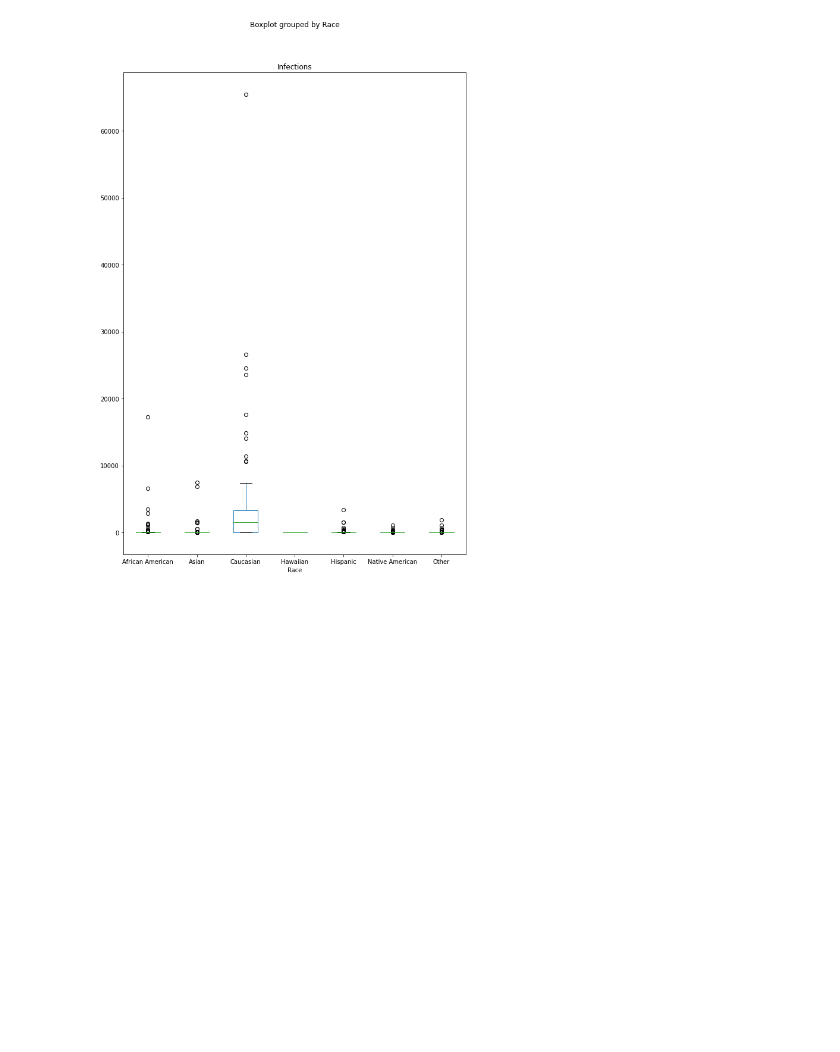
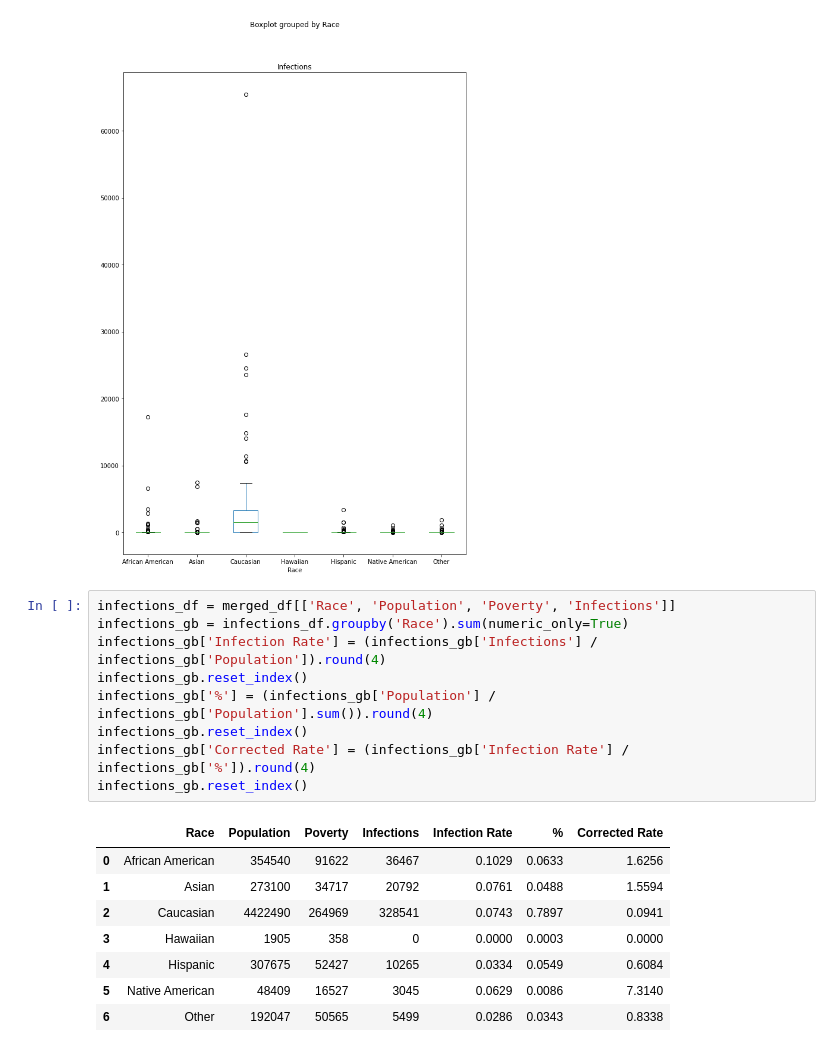
Before and after one commit to tlenzmeier58/Project_1, a Jupyter notebook: final.ipynb, the cells around one changed output. Saved outputs shown, nothing was run; the diff lists cells and outputs as text; blank space fills up the shorter version.

```diff
--- a/final.ipynb
+++ b/final.ipynb
@@ -424,3 +424,21 @@ merged_df.boxplot(by='Race', column=['Infections'], grid=False,figsize=(10, 15))
 # %% [output]
 <AxesSubplot:title={'center':'Infections'}, xlabel='Race'>
 [figure]
+# %%
+infections_df = merged_df[['Race', 'Population', 'Poverty', 'Infections']]
+infections_gb = infections_df.groupby('Race').sum(numeric_only=True)
+infections_gb['Infection Rate'] = (infections_gb['Infections'] / infections_gb['Population']).round(4)
+infections_gb.reset_index()
+infections_gb['%'] = (infections_gb['Population'] / infections_gb['Population'].sum()).round(4)
+infections_gb.reset_index()
+infections_gb['Corrected Rate'] = (infections_gb['Infection Rate'] / infections_gb['%']).round(4)
+infections_gb.reset_index()
+# %% [output]
+|  | Race | Population | Poverty | Infections | Infection Rate | % | Corrected Rate |
+| 0 | African American | 354540 | 91622 | 36467 | 0.1029 | 0.0633 | 1.6256 |
+| 1 | Asian | 273100 | 34717 | 20792 | 0.0761 | 0.0488 | 1.5594 |
+| 2 | Caucasian | 4422490 | 264969 | 328541 | 0.0743 | 0.7897 | 0.0941 |
+| 3 | Hawaiian | 1905 | 358 | 0 | 0.0000 | 0.0003 | 0.0000 |
+| 4 | Hispanic | 307675 | 52427 | 10265 | 0.0334 | 0.0549 | 0.6084 |
+| 5 | Native American | 48409 | 16527 | 3045 | 0.0629 | 0.0086 | 7.3140 |
+| 6 | Other | 192047 | 50565 | 5499 | 0.0286 | 0.0343 | 0.8338 |
```
